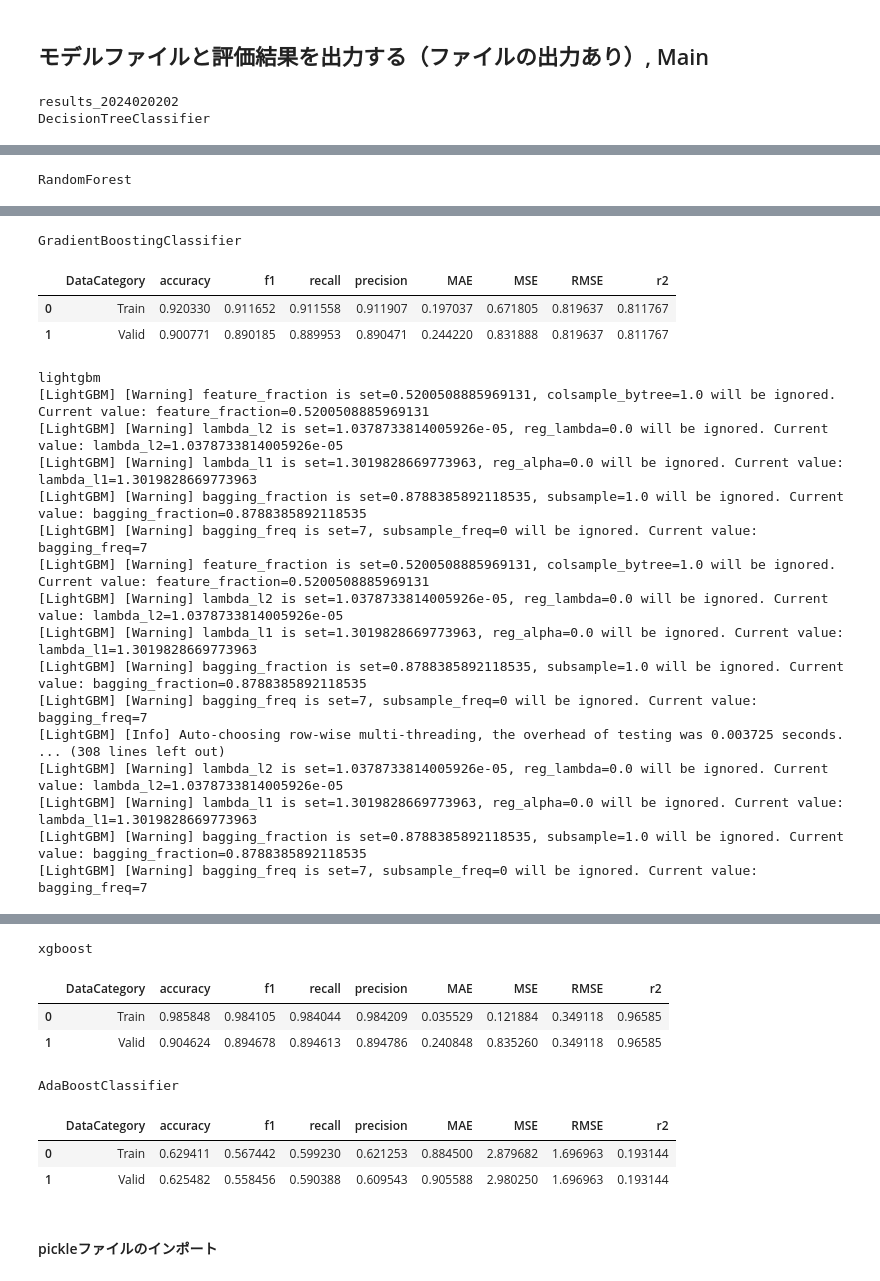
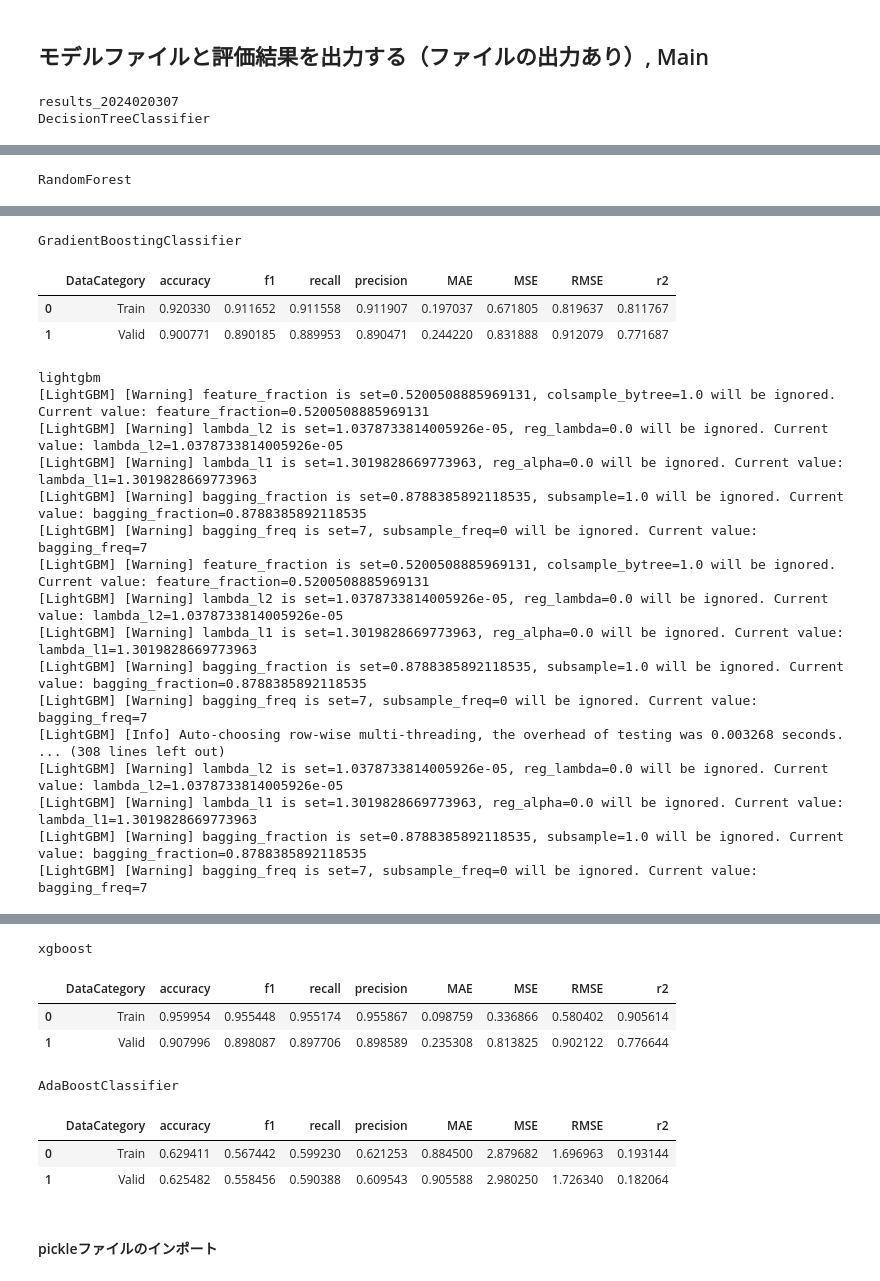
Before and after one commit to CheeseGue/DataScience, a Jupyter notebook: GithubWithKaggle/model-obesity.ipynb, the cells around one changed output, grey strips where cells are left out. Cells and saved outputs as stored; diff of their text form; code cells hidden in the pictures.

```diff
--- a/GithubWithKaggle/model-obesity.ipynb
+++ b/GithubWithKaggle/model-obesity.ipynb
@@ -108,28 +108,18 @@ lgb_params = {'lambda_l1': 1.3019828669773963,
               'bagging_freq': 7,
               'min_child_samples': 49}
 
-xgb_params = {'max_depth': 10,
-    'min_child_weight': 1,
-    'learning_rate': 0.733656719765889,
-    'n_estimators': 696,
-    'subsample': 0.7928524918864644,
-    'colsample_bytree': 0.1345360036201174,
-    'random_state': 42,
-    'njobs': -1}
+xgb_params = {'max_depth': 7,
+              'min_child_weight': 5,
+              'learning_rate': 0.028015114445880215,
+              'n_estimators': 559,
+              'subsample': 0.9518356320628734,
+              'colsample_bytree': 0.46507972699185773,
+              'random_state': 42}
 
 cat_params = {'iterations': 526,
     'depth': 3,
     'min_data_in_leaf': 13,
     'learning_rate': 0.0008029819794568197}
-
-# lgb_params = {'lambda_l1': 4.7516639792363974e-08,
-#               'lambda_l2': 9.788847162667828,
-#               'num_leaves': 46,
-#               'feature_fraction': 0.6131121082599934,
-#               'bagging_fraction': 0.9677622146367539,
-#               'bagging_freq': 6,
-#               'min_child_samples': 35,
-#              'random_state': 42}
 # %% [markdown]
 ## モデルファイルと評価結果を出力する（ファイルの出力あり）, Main
 # %%
@@ -191,8 +181,8 @@ def make_model_and_eval(model, X_train, X_test, y_train, y_test):
                               'precision':[precision_test],
                               'MAE':[mae_test],
                               'MSE':[mse_test],
-                              'RMSE':[rmse_train],
-                              'r2':[r2_train],
+                              'RMSE':[rmse_test],
+                              'r2':[r2_test],
 #                               'tp':[tp_test],
 #                               'fn':[fn_test],
 #                               'fp':[fp_test],
@@ -220,7 +210,7 @@ models = {'DecisionTreeClassifier': DecisionTreeClassifier(random_state=42),
           'RandomForest':RandomForestClassifier(random_state=42),
           'GradientBoostingClassifier':GradientBoostingClassifier(random_state=42),
           'lightgbm': LGBMClassifier(**lgb_params),
-          'xgboost': XGBClassifier(random_state=42),
+          'xgboost': XGBClassifier(**xgb_params),
 #           'BaggingClassifier': BaggingClassifier(random_state=42),
           'AdaBoostClassifier': AdaBoostClassifier(random_state=42),
 #           'CatBoostClassifier': CatBoostClassifier(**cat_params),
@@ -256,6 +246,6 @@ score_all.to_csv(score_path, index=False)
 importance_all.to_csv(importance_path, index=False)
 cols.to_csv(cols_path, index=False)
 # %% [output]
-results_2024020202
+results_2024020307
 DecisionTreeClassifier
 |  | DataCategory | accuracy | f1 | recall | precision | MAE | MSE | RMSE | r2 |
@@ -268,7 +258,7 @@ RandomForest
 GradientBoostingClassifier
 |  | DataCategory | accuracy | f1 | recall | precision | MAE | MSE | RMSE | r2 |
 | 0 | Train | 0.920330 | 0.911652 | 0.911558 | 0.911907 | 0.197037 | 0.671805 | 0.819637 | 0.811767 |
-| 1 | Valid | 0.900771 | 0.890185 | 0.889953 | 0.890471 | 0.244220 | 0.831888 | 0.819637 | 0.811767 |
+| 1 | Valid | 0.900771 | 0.890185 | 0.889953 | 0.890471 | 0.244220 | 0.831888 | 0.912079 | 0.771687 |
 lightgbm
 [LightGBM] [Warning] feature_fraction is set=0.5200508885969131, colsample_bytree=1.0 will be ignored. Current value: feature_fraction=0.5200508885969131
 [LightGBM] [Warning] lambda_l2 is set=1.0378733814005926e-05, reg_lambda=0.0 will be ignored. Current value: lambda_l2=1.0378733814005926e-05
@@ -280,7 +270,7 @@ lightgbm
 [LightGBM] [Warning] lambda_l1 is set=1.3019828669773963, reg_alpha=0.0 will be ignored. Current value: lambda_l1=1.3019828669773963
 [LightGBM] [Warning] bagging_fraction is set=0.8788385892118535, subsample=1.0 will be ignored. Current value: bagging_fraction=0.8788385892118535
 [LightGBM] [Warning] bagging_freq is set=7, subsample_freq=0 will be ignored. Current value: bagging_freq=7
-[LightGBM] [Info] Auto-choosing row-wise multi-threading, the overhead of testing was 0.003725 seconds.
+[LightGBM] [Info] Auto-choosing row-wise multi-threading, the overhead of testing was 0.003268 seconds.
 ... (308 lines left out)
 [LightGBM] [Warning] lambda_l2 is set=1.0378733814005926e-05, reg_lambda=0.0 will be ignored. Current value: lambda_l2=1.0378733814005926e-05
 [LightGBM] [Warning] lambda_l1 is set=1.3019828669773963, reg_alpha=0.0 will be ignored. Current value: lambda_l1=1.3019828669773963
@@ -292,11 +282,11 @@ lightgbm
 xgboost
 |  | DataCategory | accuracy | f1 | recall | precision | MAE | MSE | RMSE | r2 |
-| 0 | Train | 0.985848 | 0.984105 | 0.984044 | 0.984209 | 0.035529 | 0.121884 | 0.349118 | 0.96585 |
-| 1 | Valid | 0.904624 | 0.894678 | 0.894613 | 0.894786 | 0.240848 | 0.835260 | 0.349118 | 0.96585 |
+| 0 | Train | 0.959954 | 0.955448 | 0.955174 | 0.955867 | 0.098759 | 0.336866 | 0.580402 | 0.905614 |
+| 1 | Valid | 0.907996 | 0.898087 | 0.897706 | 0.898589 | 0.235308 | 0.813825 | 0.902122 | 0.776644 |
 AdaBoostClassifier
 |  | DataCategory | accuracy | f1 | recall | precision | MAE | MSE | RMSE | r2 |
 | 0 | Train | 0.629411 | 0.567442 | 0.599230 | 0.621253 | 0.884500 | 2.879682 | 1.696963 | 0.193144 |
-| 1 | Valid | 0.625482 | 0.558456 | 0.590388 | 0.609543 | 0.905588 | 2.980250 | 1.696963 | 0.193144 |
+| 1 | Valid | 0.625482 | 0.558456 | 0.590388 | 0.609543 | 0.905588 | 2.980250 | 1.726340 | 0.182064 |
 # %% [markdown]
 #### pickleファイルのインポート
 # %%
```
Also changed, not shown: parts of 2 cells of this notebook.
